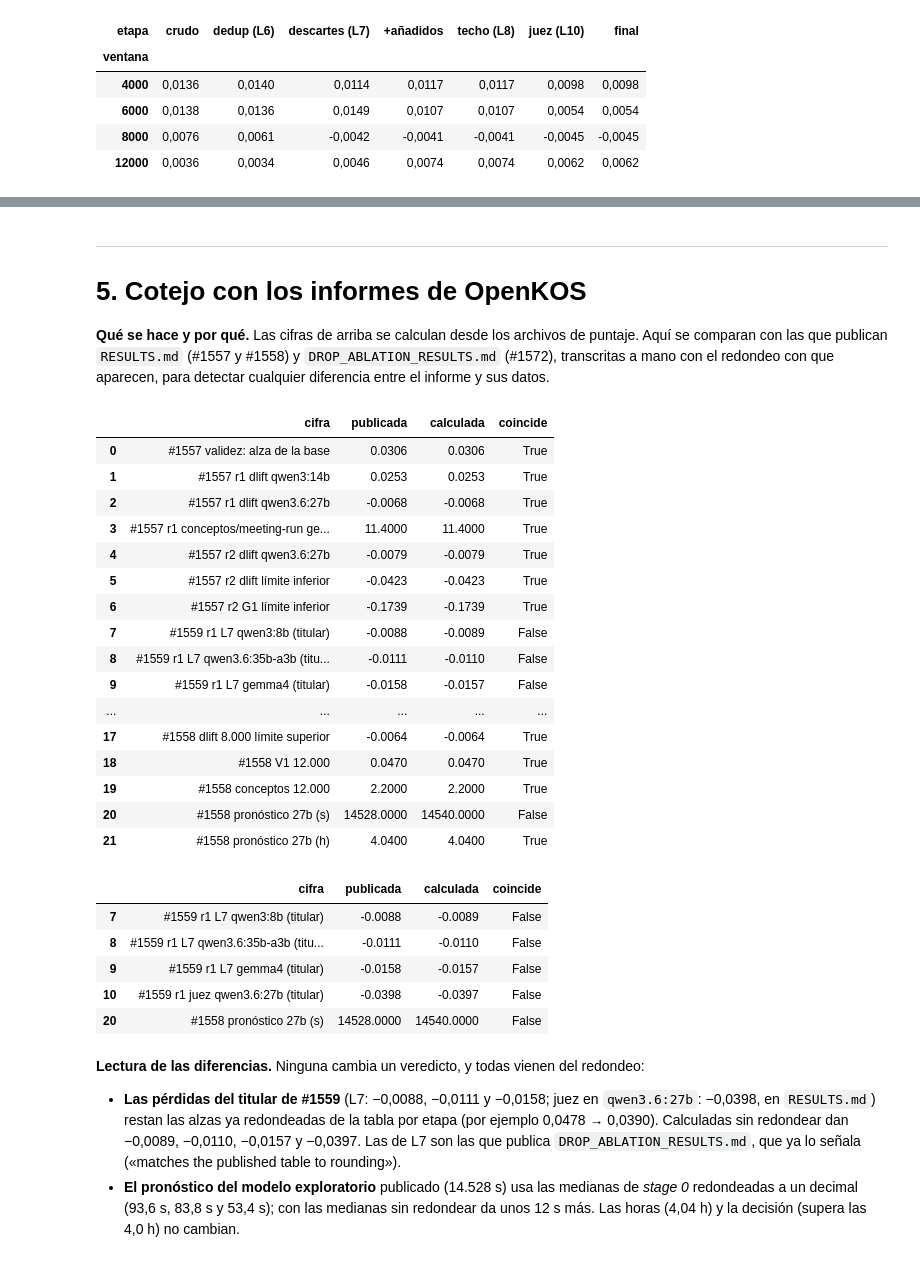
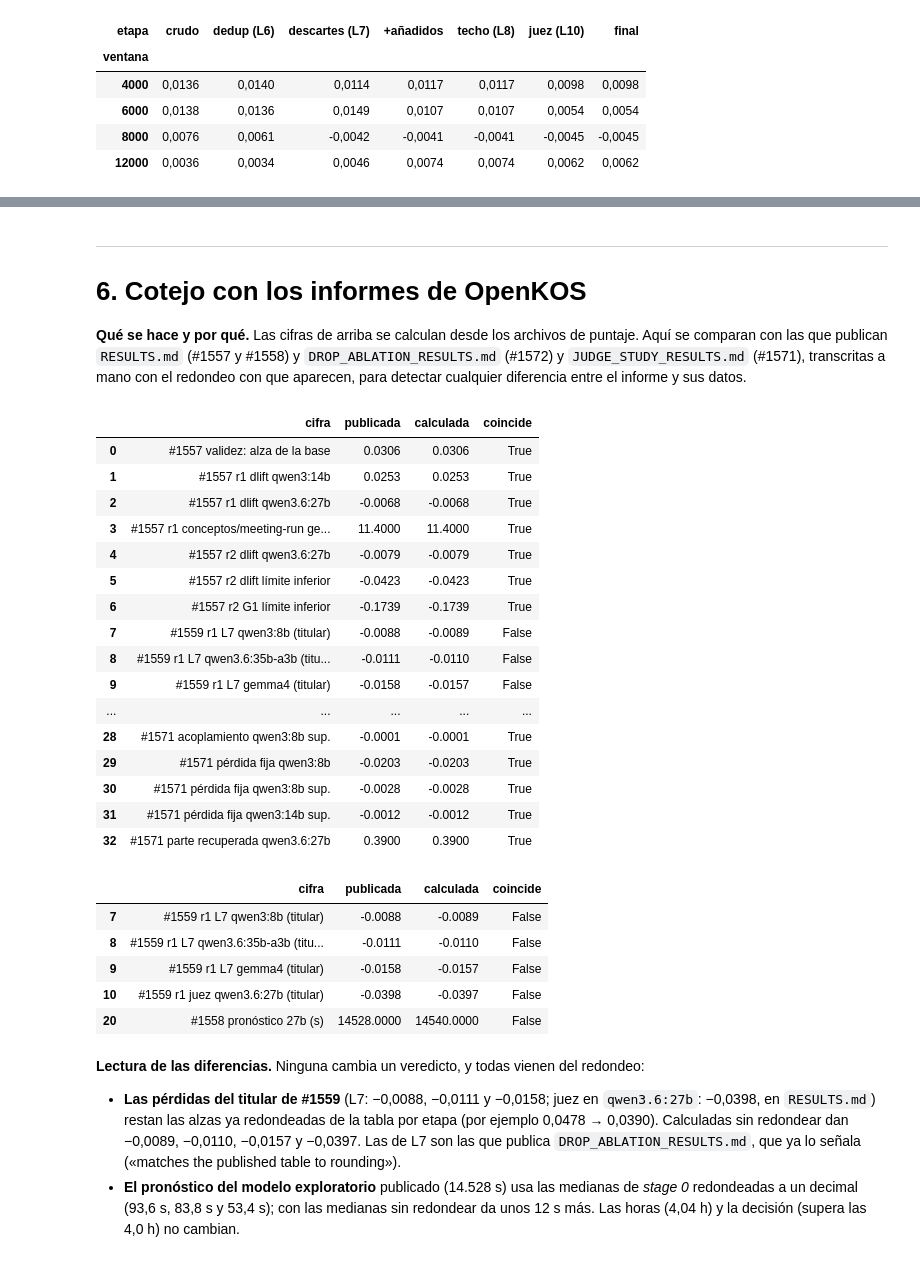
Before and after one commit to jasonssdev/mcd-afg, a Jupyter notebook: notebooks/18-jss-extraccion-de-conceptos-openkos.ipynb, the cells around one changed output, grey strips where cells are left out. Cells and saved outputs as stored; diff of their text form; code cells hidden in the pictures.

```diff
--- a/notebooks/18-jss-extraccion-de-conceptos-openkos.ipynb
+++ b/notebooks/18-jss-extraccion-de-conceptos-openkos.ipynb
@@ -962,11 +1217,11 @@ display(
 # %% [markdown]
 ---
 
-# 5. Cotejo con los informes de OpenKOS
+# 6. Cotejo con los informes de OpenKOS
 
 **Qué se hace y por qué.** Las cifras de arriba se calculan desde los archivos de puntaje. Aquí
 se comparan con las que publican `RESULTS.md` (#1557 y #1558) y `DROP_ABLATION_RESULTS.md`
-(#1572), transcritas a mano con el redondeo con que aparecen, para detectar cualquier
+(#1572) y `JUDGE_STUDY_RESULTS.md` (#1571), transcritas a mano con el redondeo con que aparecen, para detectar cualquier
 diferencia entre el informe y sus datos.
 # %%
 r1i, r2i, wi = r1.set_index("model"), r2.set_index("model"), w.set_index("arm")
@@ -1021,38 +1276,49 @@ published = [
     ("#1572 framing qwen3.6:27b", -0.0017, fr_rules.loc["qwen3.6:27b", "delta"], 4),
     ("#1558 M1", 0.0098, m1["point"], 4),
     ("#1558 dlift 8.000", -0.0143, wi.loc[8000, "dlift"], 4),
     ("#1558 dlift 8.000 límite superior", -0.0064, wi.loc[8000, "dlift_high"], 4),
     ("#1558 V1 12.000", 0.047, wi.loc[12000, "failed_chars_rate"], 3),
     ("#1558 conceptos 12.000", 2.20, wi.loc[12000, "objects_per_meeting"], 2),
     ("#1558 pronóstico 27b (s)", 14528, forecast.total_s, 0),
     ("#1558 pronóstico 27b (h)", 4.04, forecast.total_s / 3600, 2),
+    ("#1571 qwen3.6:27b sin juez", 0.0636, jsi.loc["qwen3.6:27b", "none_lift"], 4),
+    ("#1571 qwen3.6:27b juez propio", 0.0261, jsi.loc["qwen3.6:27b", "self_lift"], 4),
+    ("#1571 qwen3.6:27b juez fijo", 0.0408, jsi.loc["qwen3.6:27b", "fixed_lift"], 4),
+    ("#1571 acoplamiento qwen3.6:27b", 0.0146, jsi.loc["qwen3.6:27b", "coupling"], 4),
+    ("#1571 acoplamiento qwen3.6:27b inf.", 0.0018, jsi.loc["qwen3.6:27b", "coupling_low"], 4),
+    ("#1571 acoplamiento qwen3:8b", -0.0088, jsi.loc["qwen3:8b", "coupling"], 4),
+    ("#1571 acoplamiento qwen3:8b sup.", -0.0001, jsi.loc["qwen3:8b", "coupling_high"], 4),
+    ("#1571 pérdida fija qwen3:8b", -0.0203, jsi.loc["qwen3:8b", "fixed_loss"], 4),
+    ("#1571 pérdida fija qwen3:8b sup.", -0.0028, jsi.loc["qwen3:8b", "fixed_loss_high"], 4),
+    ("#1571 pérdida fija qwen3:14b sup.", -0.0012, jsi.loc["qwen3:14b", "fixed_loss_high"], 4),
+    ("#1571 parte recuperada qwen3.6:27b", 0.39, recovered, 2),
 ]
 check = pd.DataFrame(
     [
         {"cifra": n, "publicada": p, "calculada": round(c, d), "coincide": round(c, d) == p}
         for n, p, c, d in published
     ]
 )
 display(check)
 display(check[~check.coincide])
 # %% [output]
 |  | cifra | publicada | calculada | coincide |
 | 0 | #1557 validez: alza de la base | 0.0306 | 0.0306 | True |
 | 1 | #1557 r1 dlift qwen3:14b | 0.0253 | 0.0253 | True |
 | 2 | #1557 r1 dlift qwen3.6:27b | -0.0068 | -0.0068 | True |
 | 3 | #1557 r1 conceptos/meeting-run ge... | 11.4000 | 11.4000 | True |
 | 4 | #1557 r2 dlift qwen3.6:27b | -0.0079 | -0.0079 | True |
 | 5 | #1557 r2 dlift límite inferior | -0.0423 | -0.0423 | True |
 | 6 | #1557 r2 G1 límite inferior | -0.1739 | -0.1739 | True |
 | 7 | #1559 r1 L7 qwen3:8b (titular) | -0.0088 | -0.0089 | False |
 | 8 | #1559 r1 L7 qwen3.6:35b-a3b (titu... | -0.0111 | -0.0110 | False |
 | 9 | #1559 r1 L7 gemma4 (titular) | -0.0158 | -0.0157 | False |
 | ... | ... | ... | ... | ... |
-| 17 | #1558 dlift 8.000 límite superior | -0.0064 | -0.0064 | True |
-| 18 | #1558 V1 12.000 | 0.0470 | 0.0470 | True |
-| 19 | #1558 conceptos 12.000 | 2.2000 | 2.2000 | True |
-| 20 | #1558 pronóstico 27b (s) | 14528.0000 | 14540.0000 | False |
-| 21 | #1558 pronóstico 27b (h) | 4.0400 | 4.0400 | True |
+| 28 | #1571 acoplamiento qwen3:8b sup. | -0.0001 | -0.0001 | True |
+| 29 | #1571 pérdida fija qwen3:8b | -0.0203 | -0.0203 | True |
+| 30 | #1571 pérdida fija qwen3:8b sup. | -0.0028 | -0.0028 | True |
+| 31 | #1571 pérdida fija qwen3:14b sup. | -0.0012 | -0.0012 | True |
+| 32 | #1571 parte recuperada qwen3.6:27b | 0.3900 | 0.3900 | True |
 |  | cifra | publicada | calculada | coincide |
 | 7 | #1559 r1 L7 qwen3:8b (titular) | -0.0088 | -0.0089 | False |
 | 8 | #1559 r1 L7 qwen3.6:35b-a3b (titu... | -0.0111 | -0.0110 | False |
```
Also changed, not shown: parts of 14 cells of this notebook, 1 other file.
